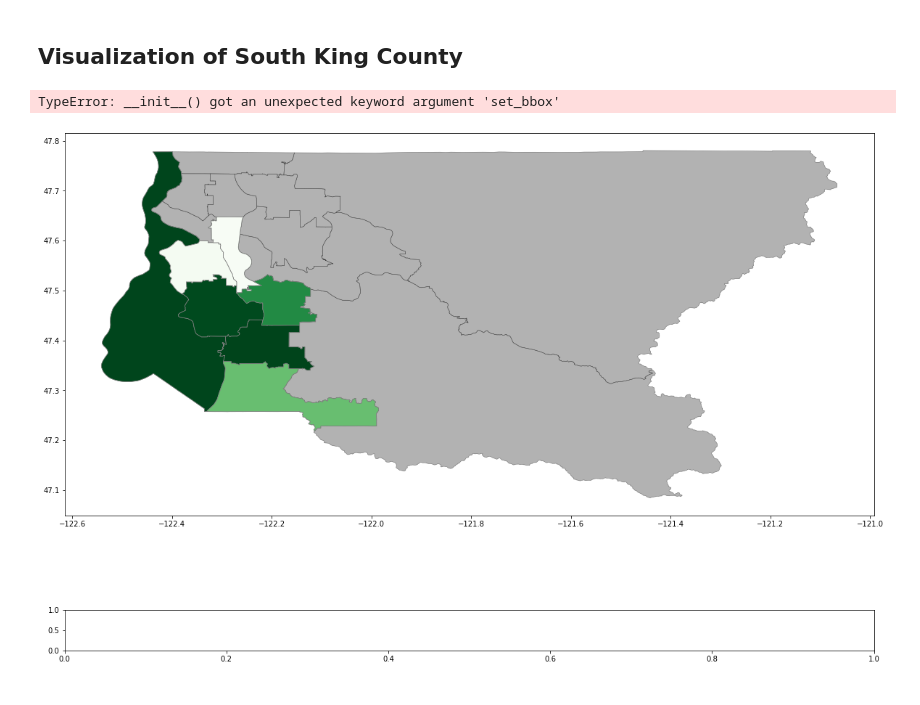
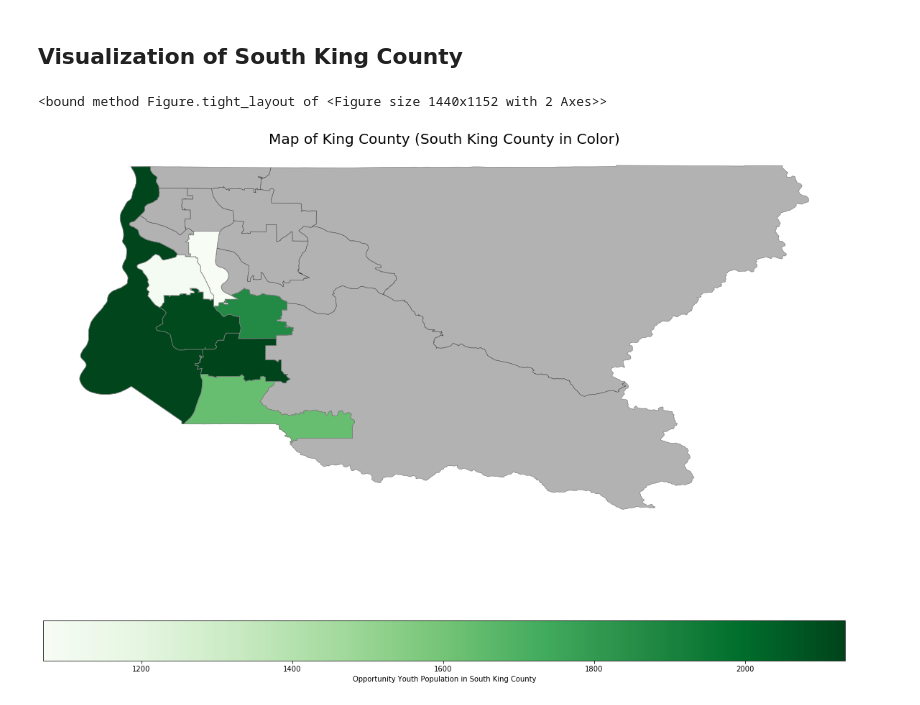
Before and after one commit to aabrahamson3/opportunity_youth, a Jupyter notebook: 01-making_a_map_aabrahamson.ipynb, the cells around one changed output. Drawn from its saved outputs; the diff is of its cells as text; code cells hidden in the pictures.

```diff
--- a/01-making_a_map_aabrahamson.ipynb
+++ b/01-making_a_map_aabrahamson.ipynb
@@ -53,26 +16,46 @@ skc_puma
+# %%
+# Loads Opportunity Youth Population data obtained from a Postgresql database
+oy_per_puma_df = pd.read_csv('data/processed/oy_per_puma.csv')
+
+# Import Washington PUMA Data with GeoPandas Shape data in Geometry column
+wa_puma = gpd.read_file("data/raw/tl_2017_53_puma10.shp")
+
+## Converts PUMACE10 Column from string to integer
+wa_puma.loc[:,'PUMACE10'] = wa_puma['PUMACE10'].astype(int)
+
+# Selects all PUMA codes for King County (including Seattle) PUMAs and puts into Subset
+kc_puma = wa_puma.loc[(wa_puma.PUMACE10 >= 11601 ) & (wa_puma.PUMACE10 <= 11616)]
+
+# List of PUMA #'s for S. Seattle and S. King County
+skc_puma_list = [11604, 11605, 11610, 11611, 11612, 11613, 11614]
+
+## Creates a new column, KCS and assigns a 1 if the PUMA is in S. King Country/S. Seattle, or 0 otherwise. This is
+# used to map the gray portion of the figure
+skc_puma = kc_puma.assign(SKC = [1 if row in skc_puma_list else 0 for row in kc_puma['PUMACE10']])
+
+# inner join with KC data to make a SKC only subset with the OY Population Data Added
+skc_chloro = pd.merge(skc_puma, oy_per_puma_df, on='PUMACE10', how='inner')
 # %% [markdown]
 ## Visualization of South King County
 # %%
-#current 'best map' of King County
+# Plots a map of King County, and South King County as a Chloropleth map with Opportunity Youth Population Data
+# There are two plots, as we wanted the rest of King County to be another color than the chloropleth data
 fig, ax = plt.subplots(1, figsize=(20, 16))
 ax = skc_puma.plot(ax=ax,
-              column='KCS', cmap='Accent_r', alpha = .5, linewidth=.5, edgecolor='black',  legend = False)
-ax = just_skc.plot(ax=ax,
+              column='SKC', cmap='Accent_r', alpha = .5, linewidth=.5, edgecolor='black',  legend = False)
+ax = skc_chloro.plot(ax=ax,
               column='total_per_region',
               alpha = 1, legend = True,
               cmap= 'Greens',
               linewidth= 0.75,
               edgecolor = 'grey',
-              legend_kwds={'label': "OY Population in South King County", 'orientation': "horizontal",
-                          'set_to_anchor': (0.5, 0., 0.5, 0.5)
-                          }
-                  )
+              legend_kwds={'label': "Opportunity Youth Population in South King County", 'orientation': "horizontal"
+                          })
 
-ax.set_title('Map of King County (South King County in Color)')
+ax.set_title('Map of King County (South King County in Color)', fontsize = 20)
 ax.set_axis_off()
-# ax.legend(loc = 'left')
 fig.tight_layout
-plt.savefig('Map-King-County-Transparent2.png', bbox_inches = 'tight', transparent=True);
+# plt.savefig('Map-King-County-Transparent-Larger.png', bbox_inches = 'tight', transparent=True);
 # %% [output]
-TypeError: __init__() got an unexpected keyword argument 'set_bbox'
+<bound method Figure.tight_layout of <Figure size 1440x1152 with 2 Axes>>
-[figure, old version]
+[figure, new version]
```
Also changed, not shown: parts of 16 cells of this notebook.
